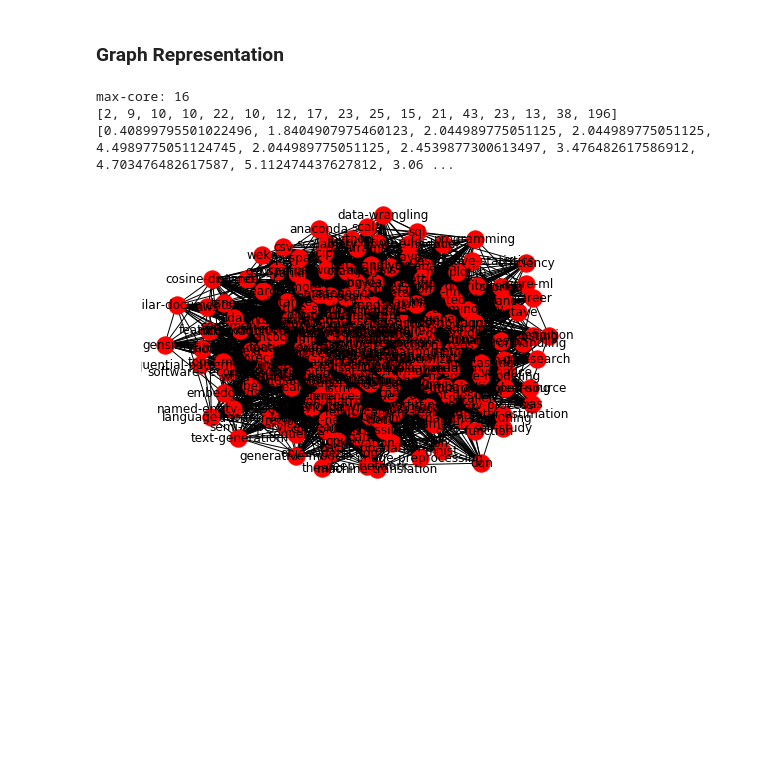
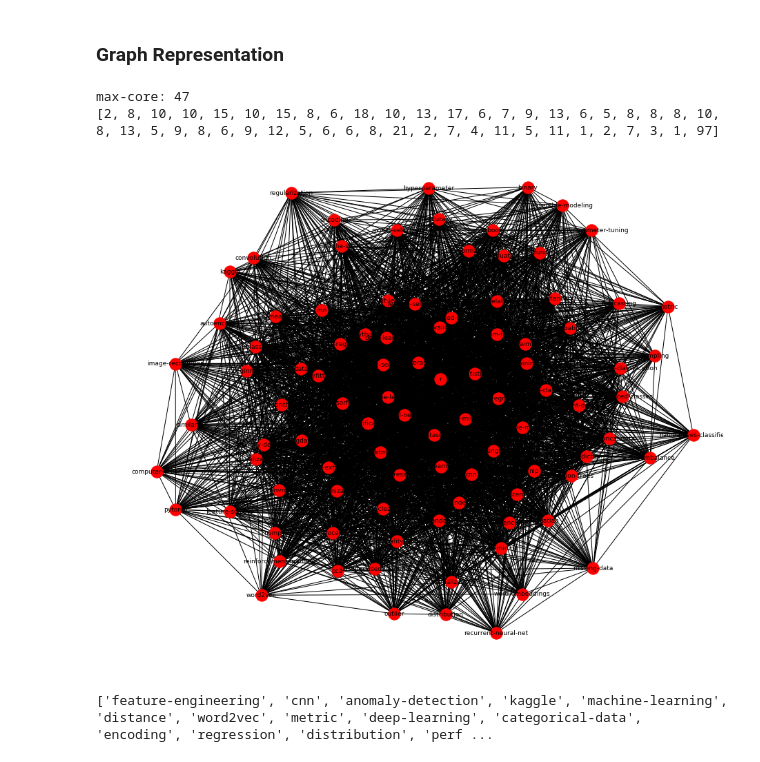
Before and after one commit to maliakber/algorithm-data-model-csc-501, a Jupyter notebook: source/project/project-jupnote.ipynb, the cells around one changed output. Saved outputs shown, nothing was run; the diff lists cells and outputs as text; code cells hidden in the pictures; blank space fills up the shorter version.

```diff
--- a/source/project/project-jupnote.ipynb
+++ b/source/project/project-jupnote.ipynb
@@ -9,0 +18,2 @@ import re
+# %%
+HTML(d3_lib.set_styles(['force_directed_graph']))
@@ -237,8 +253,9 @@ class Graph:
 
     def add_edge(self, u, v):
         if u in self.vertices and v in self.vertices:
-            self.vertices[u].add_neighbor(v)
-            return True
+            if v not in self.vertices[u].neighbors: # removing multiple edges between two nodes
+                self.vertices[u].add_neighbor(v)
+                return True
         else:
             return False
 
@@ -317,10 +350,10 @@ def k_core_implementation():
         pos[i] = bucket[deg[i]] + valBucket[deg[i]] # starting position of bucket + val found so far
         vert[pos[i]] = i
         valBucket[deg[i]] += 1
-    # calculating the core of each node by elemening lower degree nodes
+    # calculating the core of each node by eliminating lower degree nodes
     for i in range(n):
         u = vert[i]
-        for v in G.vertices[i].neighbors:
+        for v in G.vertices[u].neighbors:
             if(deg[v] > deg[u]):
                 curDeg = deg[v]
                 posV = pos[v]
@@ -334,24 +367,25 @@ def k_core_implementation():
                 bucket[curDeg] += 1
                 deg[v] -= 1
     return deg
-
-kCore = k_core_implementation()
-kCoreList = dict()
-maxKCore = max(kCore)
-print("max-core:", maxKCore)
-for i in range(maxKCore+1):
-    kCoreList[i] = list()
-for i in range(len(kCore)):
-    kCoreList[kCore[i]].append(i)
-
-kCoreCount = list()
-for i in range(len(kCoreList)): # number of nodes in each k-core
-    kCoreCount.append(len(kCoreList[i]))
-print(kCoreCount) # percentage of nodes in each k-core
-for i in range(len(kCoreCount)):
-    kCoreCount[i] = kCoreCount[i]*100 / len(G.vertices)
-print(kCoreCount) # percentage of nodes in each k-core
-# %% [output]
-max-core: 16
-[2, 9, 10, 10, 22, 10, 12, 17, 23, 25, 15, 21, 43, 23, 13, 38, 196]
-[0.40899795501022496, 1.8404907975460123, 2.044989775051125, 2.044989775051125, 4.4989775051124745, 2.044989775051125, 2.4539877300613497, 3.476482617586912, 4.703476482617587, 5.112474437627812, 3.06 ...
+# %%
+kCore = k_core_implementation()
+kCoreList = dict()
+maxKCore = max(kCore)
+print("max-core:", maxKCore)
+for i in range(maxKCore+1):
+    kCoreList[i] = list()
+for i in range(len(kCore)):
+    kCoreList[kCore[i]].append(i)
+
+kCoreCount = list()
+totalSum = 0;
+for i in range(len(kCoreList)): # number of nodes in each k-core
+    kCoreCount.append(len(kCoreList[i]))
+    totalSum += kCoreCount[i]
+
+print(kCoreCount) # number of nodes in each k-core
+# for x in kCoreList[maxKCore]:
+#     print(rtags_dict[x])
+# %% [output]
+max-core: 47
+[2, 8, 10, 10, 15, 10, 15, 8, 6, 18, 10, 13, 17, 6, 7, 9, 13, 6, 5, 8, 8, 8, 10, 8, 13, 5, 9, 8, 6, 9, 12, 5, 6, 6, 8, 21, 2, 7, 4, 11, 5, 11, 1, 2, 7, 3, 1, 97]
@@ -358,22 +404,29 @@ max-core: 16
 # %%
 Gcore = nx.Graph()
 curlist = kCoreList[len(kCoreList)-1]
+# curlist = random.sample(curlist, k=15)
 for x in curlist:
     Gcore.add_node(rtags_dict[x])
 for x in curlist:
     for y in G.vertices[x].neighbors:
         if y in curlist:
             Gcore.add_edge(rtags_dict[x], rtags_dict[y])
 
-pos=nx.spring_layout(Gcore)
-nx.draw(Gcore, with_labels=True, font_size=12)
+plt.figure(figsize=(12,10))
+nx.draw_spring(Gcore, with_labels=True, font_size=9)
+plt.show()
 
+# nx.draw
+# nx.draw_random
+# nx.draw_circular
+# nx.draw_spectral
+# nx.draw_spring
 
 # import nxviz as nv
 # c = nv.CircosPlot(Gcore, node_labels=True)
 # # Draw the CircosPlot to the screen
 # c.draw()
 # plt.title("Interractions among different tags")
 # plt.show()
 # %% [output]
-[figure, old version]
+[figure, new version]
@@ -399,0 +433,4 @@ css_text = '''
+# %%
+print(Gcore.nodes)
+# %% [output]
+['feature-engineering', 'cnn', 'anomaly-detection', 'kaggle', 'machine-learning', 'distance', 'word2vec', 'metric', 'deep-learning', 'categorical-data', 'encoding', 'regression', 'distribution', 'perf ...
```
Also changed, not shown: parts of 14 cells of this notebook, 17 other files.
